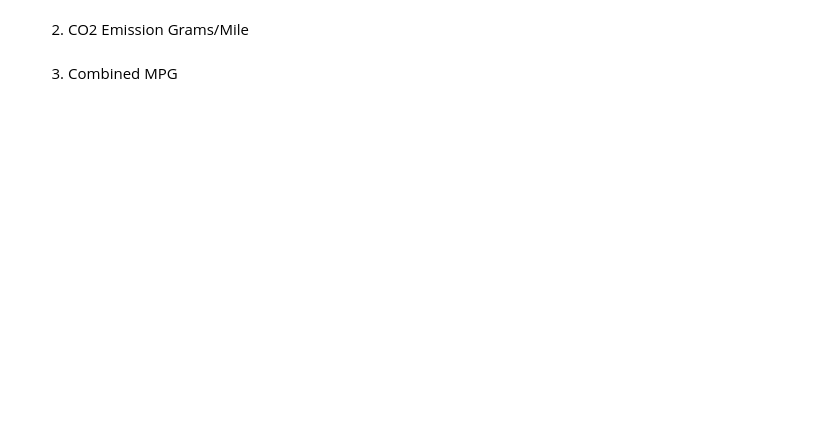
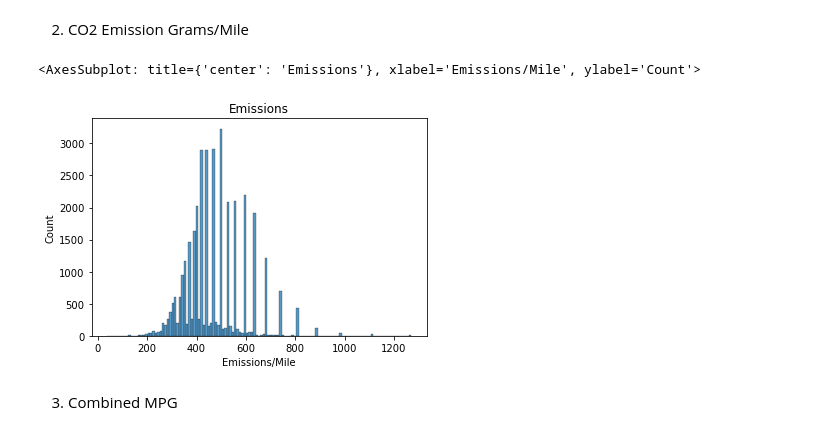
Before and after one commit to Ironhack-data-bcn-january-2023/lab-continuous-probability-distributions, a Jupyter notebook: your-code/main.ipynb, the cells around one changed output. Drawn from its saved outputs; the diff is of its cells as text; code cells hidden in the pictures; blank space fills up the shorter version.

```diff
--- a/your-code/main.ipynb
+++ b/your-code/main.ipynb
@@ -113,2 +148,12 @@ Then plot the histograms for the following variables:
+# %%
+# your code here
+figure2 = sns.histplot(vehicles['CO2 Emission Grams/Mile'])
+plt.xlabel('Emissions/Mile')
+plt.ylabel('Count')
+plt.title('Emissions')
+figure2
+# %% [output]
+<AxesSubplot: title={'center': 'Emissions'}, xlabel='Emissions/Mile', ylabel='Count'>
+[figure, added]
 # %% [markdown]
 3. Combined MPG
```
Also changed, not shown: parts of 14 cells of this notebook.
